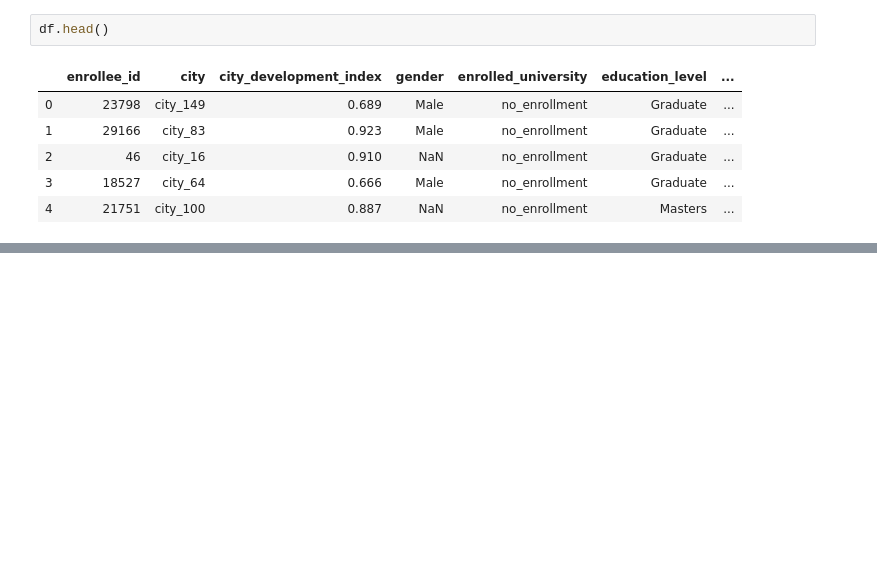
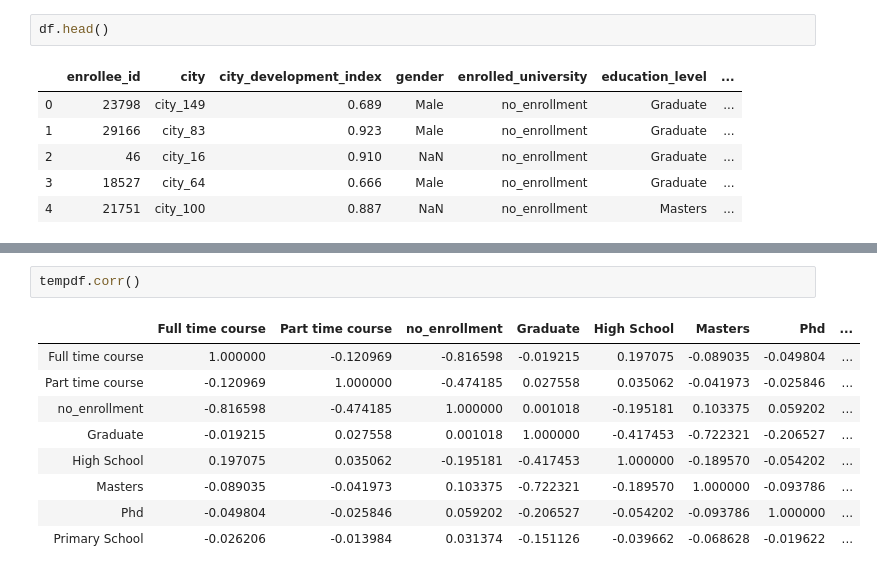
Before and after one commit to HemanthReddy99/JanataHack, a Jupyter notebook: JanaraHack4 - HR Analytics/Data Exploration.ipynb, the cells around one changed output, grey strips where cells are left out. Drawn from its saved outputs; the diff is of its cells as text; blank space fills up the shorter version.

```diff
--- a/JanaraHack4 - HR Analytics/Data Exploration.ipynb
+++ b/JanaraHack4 - HR Analytics/Data Exploration.ipynb
@@ -335,0 +445,12 @@ df.head()
+# %%
+tempdf.corr()
+# %% [output]
+|  | Full time course | Part time course | no_enrollment | Graduate | High School | Masters | Phd | ... |
+| Full time course | 1.000000 | -0.120969 | -0.816598 | -0.019215 | 0.197075 | -0.089035 | -0.049804 | ... |
+| Part time course | -0.120969 | 1.000000 | -0.474185 | 0.027558 | 0.035062 | -0.041973 | -0.025846 | ... |
+| no_enrollment | -0.816598 | -0.474185 | 1.000000 | 0.001018 | -0.195181 | 0.103375 | 0.059202 | ... |
+| Graduate | -0.019215 | 0.027558 | 0.001018 | 1.000000 | -0.417453 | -0.722321 | -0.206527 | ... |
+| High School | 0.197075 | 0.035062 | -0.195181 | -0.417453 | 1.000000 | -0.189570 | -0.054202 | ... |
+| Masters | -0.089035 | -0.041973 | 0.103375 | -0.722321 | -0.189570 | 1.000000 | -0.093786 | ... |
+| Phd | -0.049804 | -0.025846 | 0.059202 | -0.206527 | -0.054202 | -0.093786 | 1.000000 | ... |
+| Primary School | -0.026206 | -0.013984 | 0.031374 | -0.151126 | -0.039662 | -0.068628 | -0.019622 | ... |
```
Also changed, not shown: parts of 28 cells of this notebook.
